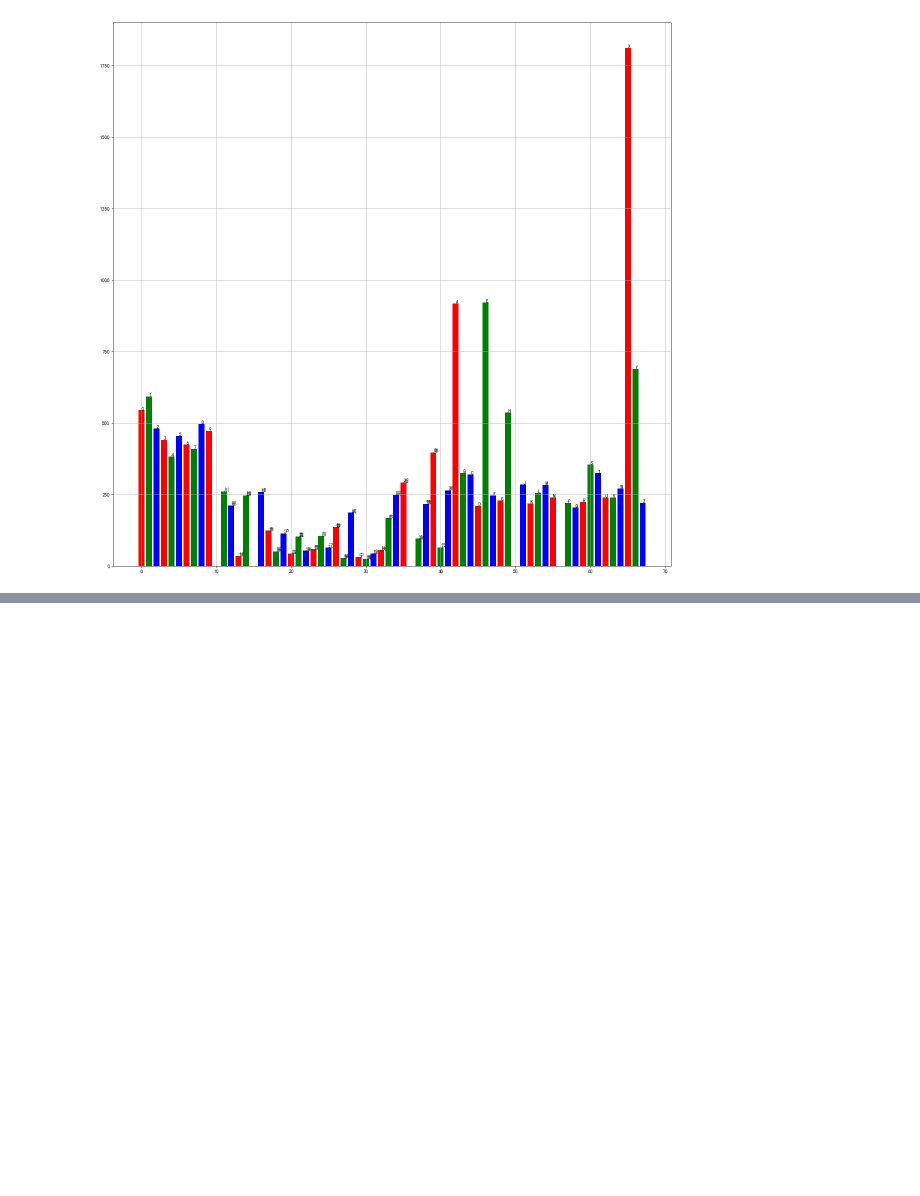
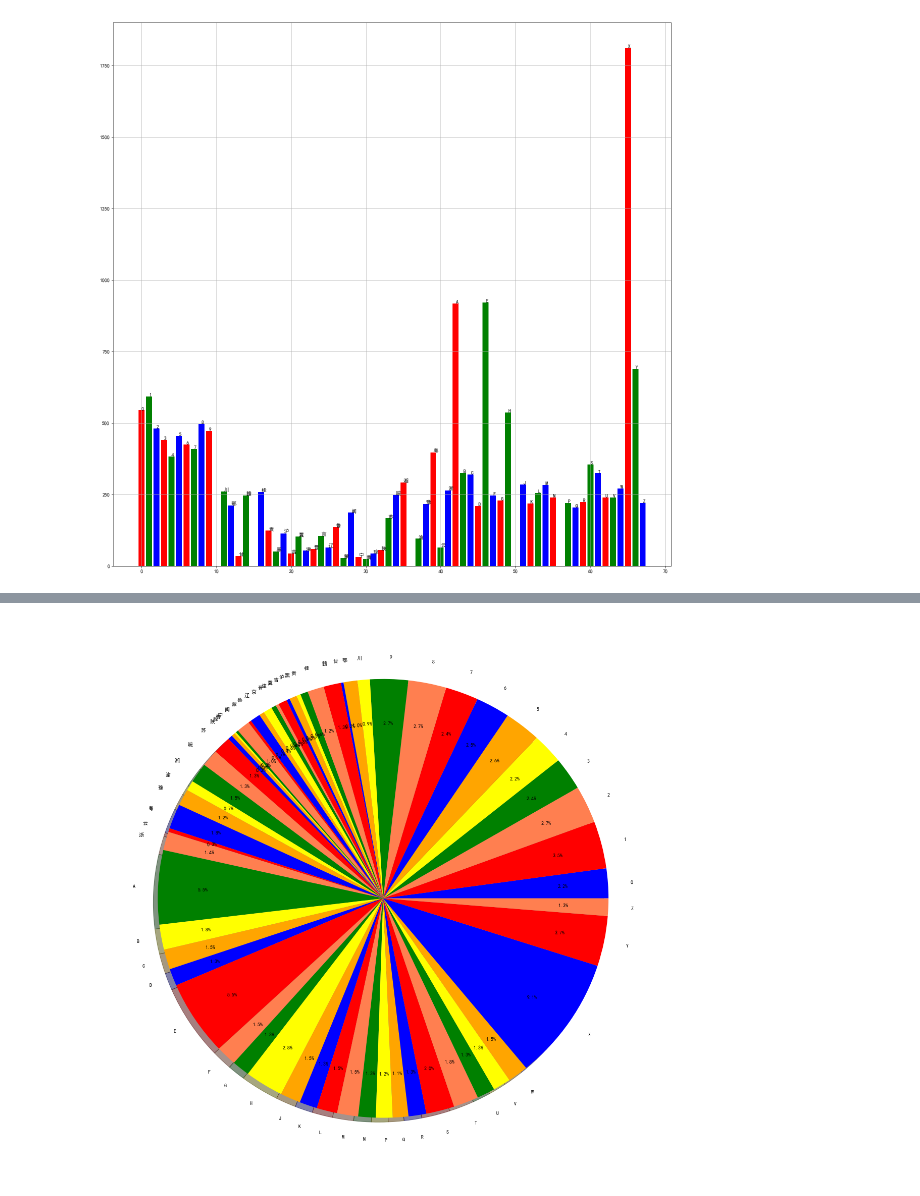
Before and after one commit to m-L-0/17b-Zhangjin-2015, a Jupyter notebook: twice/tfrecord.ipynb, the cells around one changed output, grey strips where cells are left out. Saved outputs shown, nothing was run; the diff lists cells and outputs as text; code cells hidden in the pictures; blank space fills up the shorter version.

```diff
--- a/twice/tfrecord.ipynb
+++ b/twice/tfrecord.ipynb
@@ -261,4 +262,11 @@ prediction = tf.equal(tf.argmax(y_o, 1), tf.argmax(y, 1))
 accuracy = tf.reduce_mean(tf.cast(prediction, tf.float32), name='accuracy')
+# %%
+dict_count_num = {}
+for i in dicts_dicts.keys():
+    dict_count_num.update({i:0})
+dict_count_nums = {}
+for h in dicts_dicts.keys():
+    dict_count_nums.update({h:0})
 # %%
 #image_batch, label_batch = tf.train.shuffle_batch([xtrain,ytrain], batch_size=50, capacity=2000, min_after_dequeue=1990, num_threads=2)
 sess.run(tf.global_variables_initializer())
@@ -303,6 +309,6 @@ Caused by op 'save/RestoreV2_1', defined at:
 # %%
 
-train_data_x = xtrain
-train_data_y = ytest
+train_data_x = vtrain
+train_data_y = vtest
 train_accuracy = sess.run(accuracy, feed_dict={x_: train_data_x, y: train_data_y, keep_prob: 1.0})
 print("step, accuracy: %g" % (train_accuracy))
@@ -308,0 +317,29 @@ print("step, accuracy: %g" % (train_accuracy))
+# %%
+imgs_lan = []
+lab_lan = []
+lablss = []
+image, label = read_tfrecord("alls.tfrecords")
+#image_batch, label_batch = tf.train.shuffle_batch([image,label], batch_size=1, capacity=2000, min_after_dequeue=0, num_threads=2)
+with tf.Session() as sess:
+    sess.run(init)
+    coord = tf.train.Coordinator() #创建一个协调器，管理线程
+    threads = tf.train.start_queue_runners(sess=sess, coord=coord)   #启动QueueRunner, 此时文件名队列已经进队
+    for i in range(5428):  # 规定出队数量
+        img, labeless = sess.run([image, label])
+        #for j in range(1):
+        im = img.reshape(48,24)
+        imgs_lan += [im]
+        lab_lan += [dicts_dicts[labeless]]
+        lablss += [labeless]
+    coord.request_stop()
+    coord.join(threads)
+# %%
+labels_count={}
+letter_labels_count = {}
+for kk in dict_dict.keys():
+    if kk not in ['I','O','广','新','藏']:
+        labels_count.update({kk:lab_lan.count(kk)})
+
+for kk in dicts_dicts.keys():
+    if kk not in [50,56,15,10,36]:
+        letter_labels_count.update({kk:lab_lan.count(dicts_dicts[kk])})
@@ -308,0 +356,7 @@ print("step, accuracy: %g" % (train_accuracy))
+# %%
+plt.figure(1, figsize=(20,20))
+colors  = ["blue","red","coral","green","yellow","orange"]
+plt.pie(list(labels_count.values()),  colors=colors, labels=list(labels_count.keys()), autopct='%1.1f%%',pctdistance=0.8, shadow=True)
+plt.show()
+# %% [output]
+[figure, added]
```
Also changed, not shown: parts of 15 cells of this notebook.
